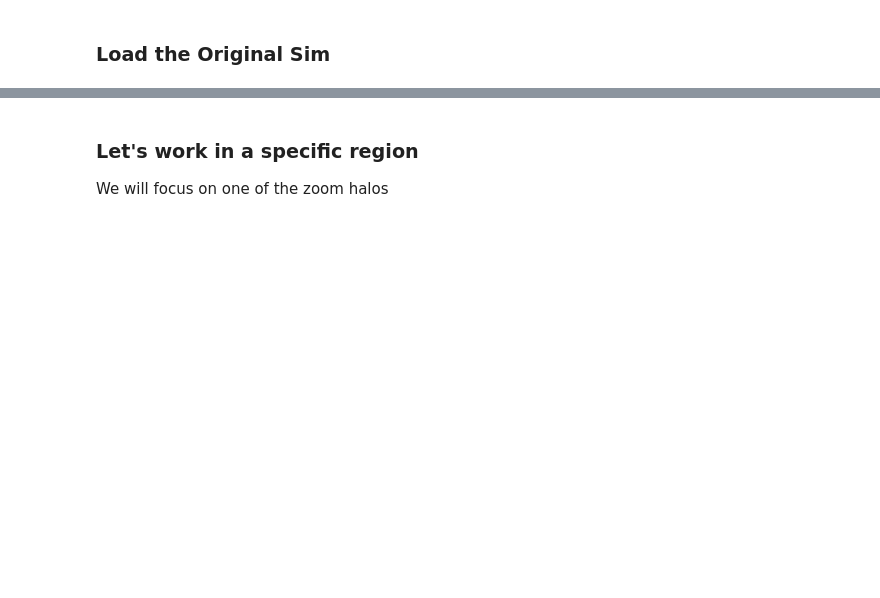
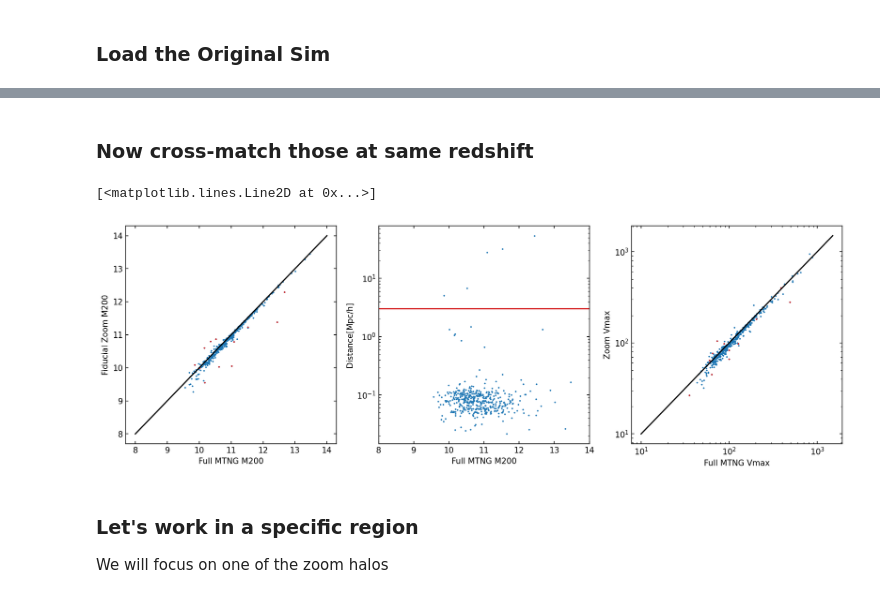
Before and after one commit to fgmaion/MTNG-resims, a Jupyter notebook: Notebooks/cross-matching.ipynb, the cells around one changed output, grey strips where cells are left out. Cells and saved outputs as stored; diff of their text form; code cells hidden in the pictures; blank space fills up the shorter version.

Commit message:
New cross-matching routines

```diff
--- a/Notebooks/cross-matching.ipynb
+++ b/Notebooks/cross-matching.ipynb
@@ -64,0 +105,2 @@ mtng.sub['pos'][:,0] = (mtng.sub['pos'][:,0] - 125) % 500
+# %% [markdown]
+### Now cross-match those at same redshift
@@ -65,3 +143,51 @@ mtng.sub['pos'][:,0] = (mtng.sub['pos'][:,0] - 125) % 500
+# %%
+fig, ax = plt.subplots(1, 3, dpi=150, figsize=(16,5))
+
+w = np.where(dmatch>3)
+
+Xarr = np.log10(1e10*mtng.fof['halo_m200b'][sel_z])
+Yarr = np.log10(1e10*zoom.fof['halo_m200b'][psel][xmatch])
+
+Xarr_out = np.log10(1e10*mtng.fof['halo_m200b'][sel_z][w])
+Yarr_out = np.log10(1e10*zoom.fof['halo_m200b'][psel][xmatch][w])
+
+ax[0].plot(Xarr, Yarr, marker='o', color='C0', ms=1, ls='')
+ax[0].plot(Xarr_out, Yarr_out, marker='o', color='C3', ms=1, ls='')
+
+ax[0].set_xlabel('Full MTNG M200')
+ax[0].set_ylabel('Fiducial Zoom M200')
+
+ax[0].plot(np.linspace(8,14,10), np.linspace(8,14,10), color='k')
+
+#
+
+ax[1].set_xlabel('Full MTNG M200')
+ax[1].set_ylabel('Distance[Mpc/h]')
+
+ax[1].plot(np.log10(1e10*mtng.fof['halo_m200b'][sel_z]), dmatch * mtng.fof['halo_r200c'][sel_z], marker='o', color='C0', ms=1, ls='')
+
+ax[1].set_xlim(8,14)
+ax[1].axhline(3, color='C3')
+
+ax[1].set_yscale('log')
+
+#
+
+ax[2].set_xscale('log')
+ax[2].set_yscale('log')
+
+ax[2].set_xlabel('Full MTNG Vmax')
+ax[2].set_ylabel('Zoom Vmax')
+
+ax[2].plot(mtng.sub['vmax'][mtng.fof['halo_firstsub'][sel_z]], zoom.sub['vmax'][zoom.fof['halo_firstsub'][psel][xmatch]], marker='o', color='C0', ms=1, ls='')
+ax[2].plot(mtng.sub['vmax'][mtng.fof['halo_firstsub'][sel_z][w]], zoom.sub['vmax'][zoom.fof['halo_firstsub'][psel][xmatch][w]], marker='o', color='C3', ms=1, ls='')
+
+ax[2].plot(np.linspace(10,1500,100), np.linspace(10,1500,100), color='k')
+
+#ax[2].set_xlim(4e10,3e15)
+# %% [output]
+[<matplotlib.lines.Line2D at 0x...>]
+[figure, added]
 # %% [markdown]
 ### Let's work in a specific region
 
```
Also changed, not shown: parts of 41 cells of this notebook, 1 other file.
